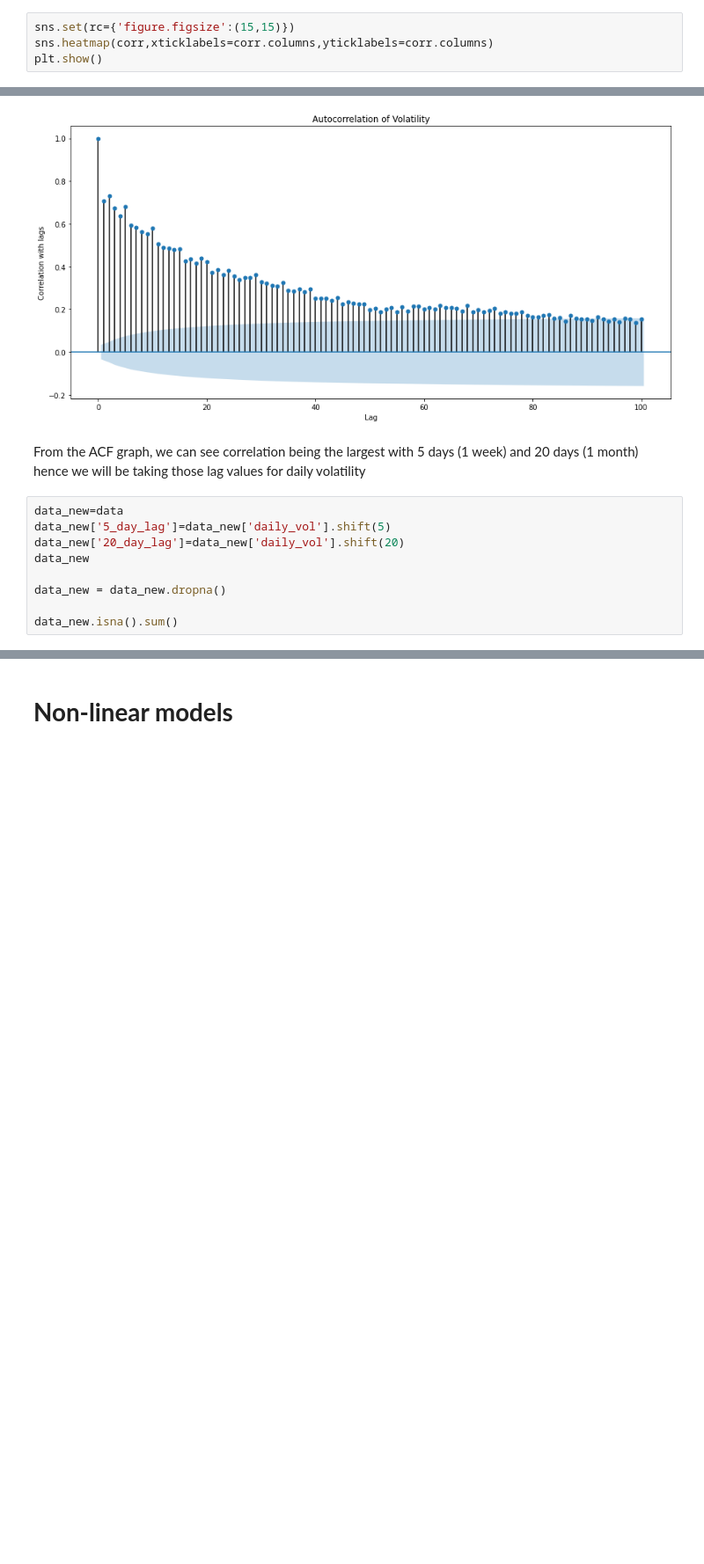
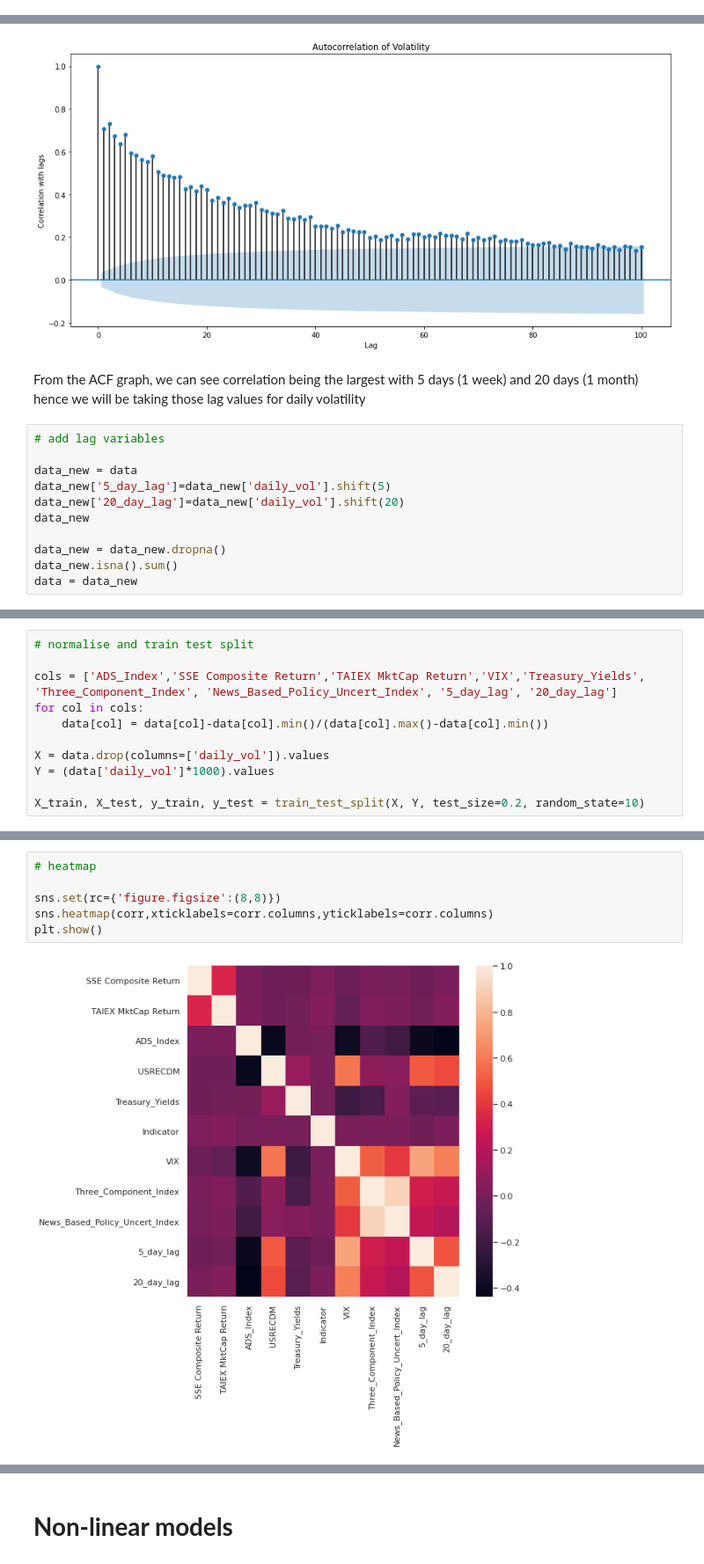
Before and after one commit to s0ap/orie5741-project, a Jupyter notebook: datasets/exploratory_data_analysis.ipynb, the cells around one changed output, grey strips where cells are left out. Shown at 88% size. Saved outputs shown, nothing was run; the diff lists cells and outputs as text; blank space fills up the shorter version.

```diff
--- a/datasets/exploratory_data_analysis.ipynb
+++ b/datasets/exploratory_data_analysis.ipynb
@@ -666,4 +602,0 @@ corr_mat
-# %%
-sns.set(rc={'figure.figsize':(15,15)})
-sns.heatmap(corr,xticklabels=corr.columns,yticklabels=corr.columns)
-plt.show()
@@ -724,11 +616,13 @@ plt.show()
 # %% [markdown]
 From the ACF graph, we can see correlation being the largest with 5 days (1 week) and 20 days (1 month) hence we will be taking those lag values for daily volatility
 # %%
-data_new=data
+# add lag variables
+
+data_new = data
 data_new['5_day_lag']=data_new['daily_vol'].shift(5)
 data_new['20_day_lag']=data_new['daily_vol'].shift(20)
 data_new
 
 data_new = data_new.dropna()
-
 data_new.isna().sum()
+data = data_new
@@ -748,0 +629,11 @@ dtype: int64
+# %%
+# normalise and train test split
+
+cols = ['ADS_Index','SSE Composite Return','TAIEX MktCap Return','VIX','Treasury_Yields', 'Three_Component_Index', 'News_Based_Policy_Uncert_Index', '5_day_lag', '20_day_lag']
+for col in cols:
+    data[col] = data[col]-data[col].min()/(data[col].max()-data[col].min())
+
+X = data.drop(columns=['daily_vol']).values
+Y = (data['daily_vol']*1000).values
+
+X_train, X_test, y_train, y_test = train_test_split(X, Y, test_size=0.2, random_state=10)
@@ -748,0 +690,8 @@ dtype: int64
+# %%
+# heatmap
+
+sns.set(rc={'figure.figsize':(8,8)})
+sns.heatmap(corr,xticklabels=corr.columns,yticklabels=corr.columns)
+plt.show()
+# %% [output]
+[figure, added]
```
Also changed, not shown: parts of 41 cells of this notebook.
